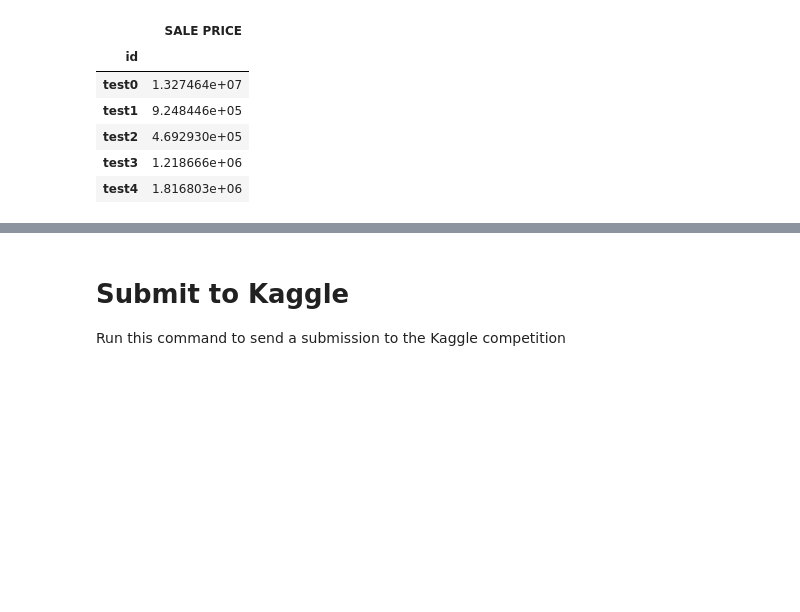
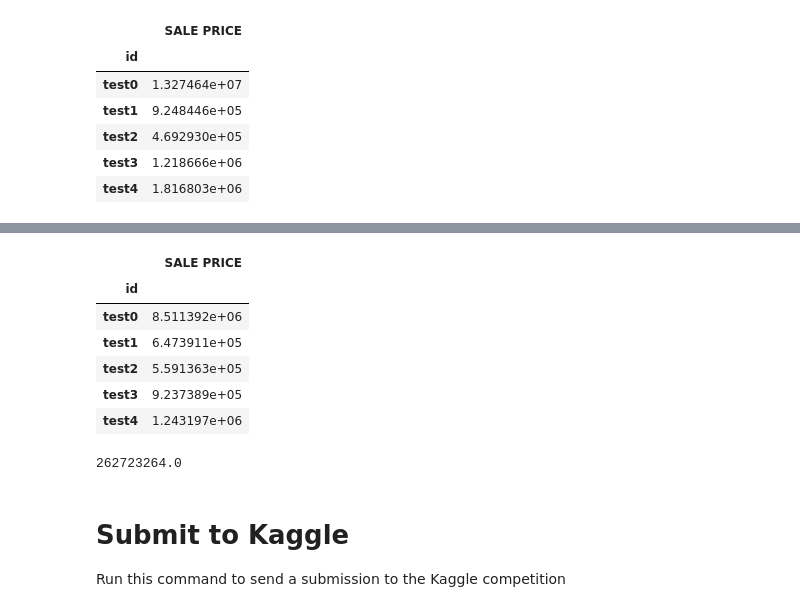
Before and after one commit to evilpegasus/Real-Estate-Price-Prediction, a Jupyter notebook: regression.ipynb, the cells around one changed output, grey strips where cells are left out. Drawn from its saved outputs; the diff is of its cells as text; code cells hidden in the pictures; blank space fills up the shorter version.

```diff
--- a/regression.ipynb
+++ b/regression.ipynb
@@ -407,0 +426,8 @@ xgb_pred.head()
+# %%
+dtrain = xgboost.DMatrix(X_train_scaled, label=y_train)
+dval = xgboost.DMatrix(X_valid_scaled, label=y_valid)
+dtest = xgboost.DMatrix(X_test_scaled)
+# %%
+params = {'learning_rate': 0.001, 'max_depth': 6, 'lambda': 0.01}
+
+model = xgboost.train(params, dtrain, num_boost_round=10000, evals=[(dval, 'eval')], early_stopping_rounds=10)
@@ -408,3 +452,24 @@ xgb_pred.head()
+# %%
+xgb_pred2 = model.predict(dtest)
+xgb_pred2 = pd.DataFrame(xgb_pred2)
+
+xgb_pred2.index = X_test["id"]
+xgb_pred2.columns = ["SALE PRICE"]
+# xgb_pred2[xgb_pred2["SALE PRICE"] < 0] = y_train.median()       # hard code set < 0 to median
+xgb_pred2.to_csv("output/xgb2_submission.csv")
+xgb_pred2.head()
+# %% [output]
+|  | SALE PRICE |
+| id |  |
+| test0 | 8.511392e+06 |
+| test1 | 6.473911e+05 |
+| test2 | 5.591363e+05 |
+| test3 | 9.237389e+05 |
+| test4 | 1.243197e+06 |
+# %%
+max(xgb_pred2["SALE PRICE"])
+# %% [output]
+262723264.0
 # %% [markdown]
 # Submit to Kaggle
 Run this command to send a submission to the Kaggle competition
```
Also changed, not shown: parts of 7 cells of this notebook, 3 other files.
